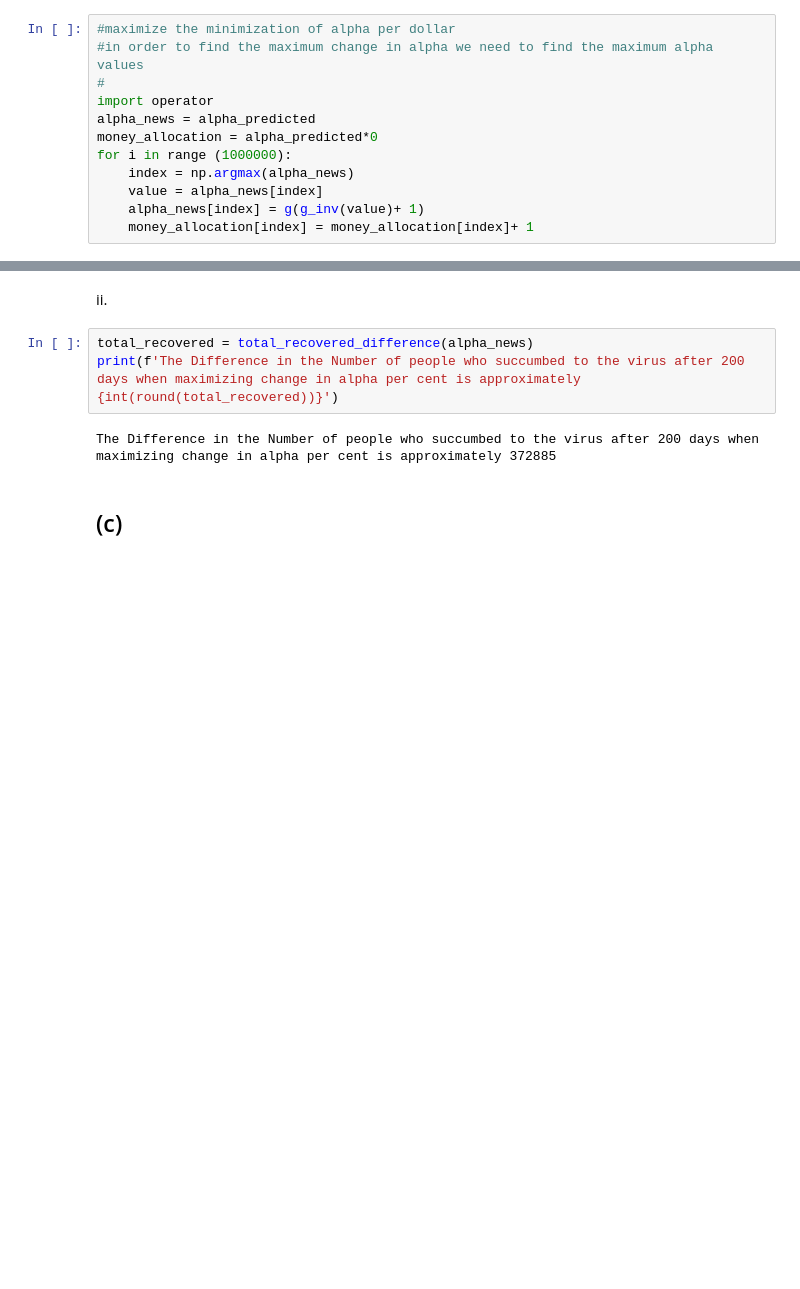
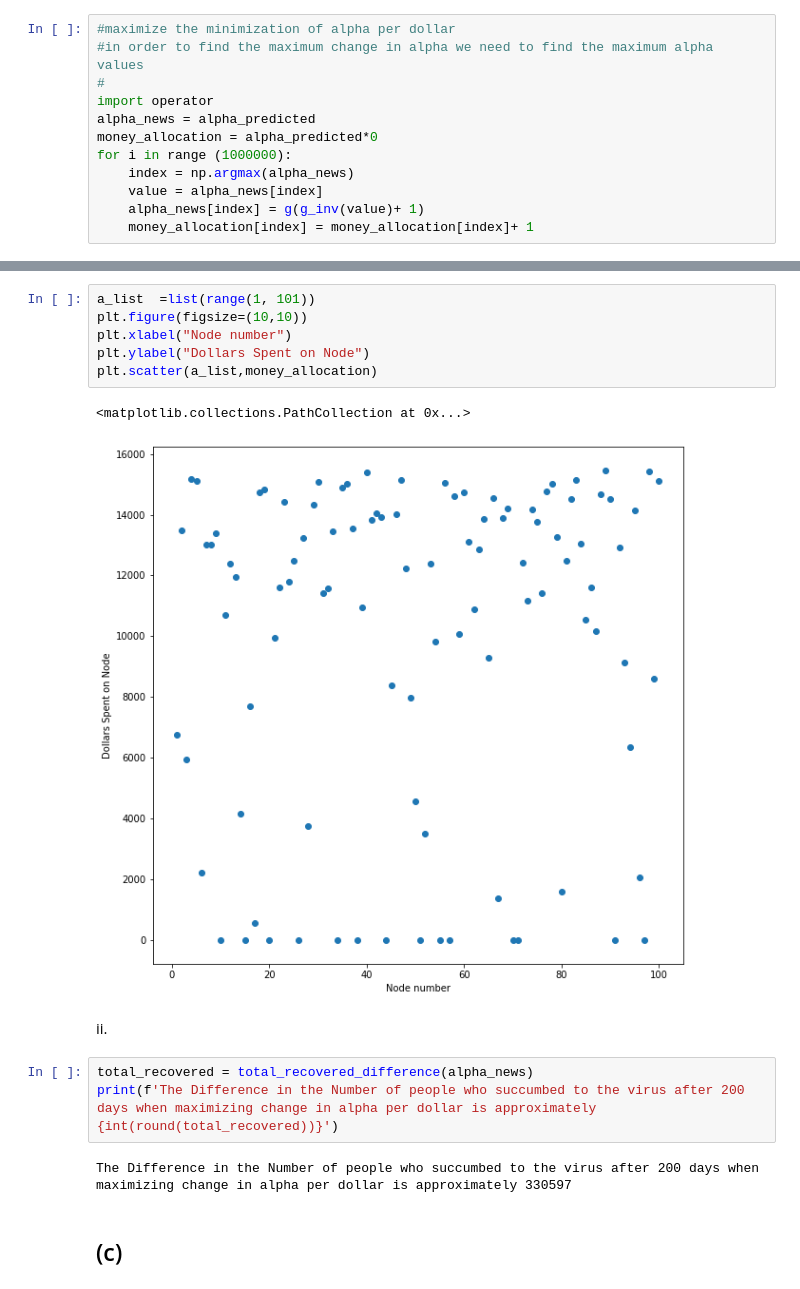
Before and after one commit to rtora/Monitoring-COVID-19-Infections-through-Wastewater-Surveillance, a Jupyter notebook: Part2.ipynb, the cells around one changed output, grey strips where cells are left out. Drawn from its saved outputs; the diff is of its cells as text; blank space fills up the shorter version.

```diff
--- a/Part2.ipynb
+++ b/Part2.ipynb
@@ -300,9 +311,18 @@ scatter_plot(alpha_news)
+# %%
+a_list  =list(range(1, 101))
+plt.figure(figsize=(10,10))
+plt.xlabel("Node number")
+plt.ylabel("Dollars Spent on Node")
+plt.scatter(a_list,money_allocation)
+# %% [output]
+<matplotlib.collections.PathCollection at 0x...>
+[figure, added]
 # %% [markdown]
 ii.
 # %%
 total_recovered = total_recovered_difference(alpha_news)
-print(f'The Difference in the Number of people who succumbed to the virus after 200 days when maximizing change in alpha per cent is approximately {int(round(total_recovered))}')
+print(f'The Difference in the Number of people who succumbed to the virus after 200 days when maximizing change in alpha per dollar is approximately {int(round(total_recovered))}')
 # %% [output]
-The Difference in the Number of people who succumbed to the virus after 200 days when maximizing change in alpha per cent is approximately 372885
+The Difference in the Number of people who succumbed to the virus after 200 days when maximizing change in alpha per dollar is approximately 330597
 # %% [markdown]
 ## (c)
```
Also changed, not shown: parts of 46 cells of this notebook, 2 other files.
